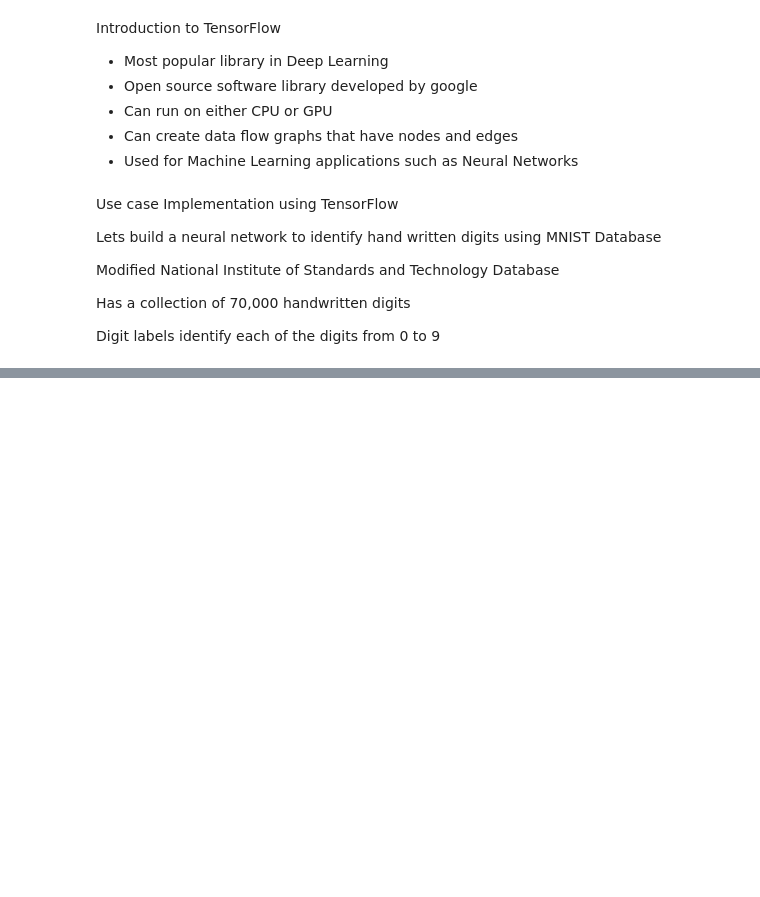
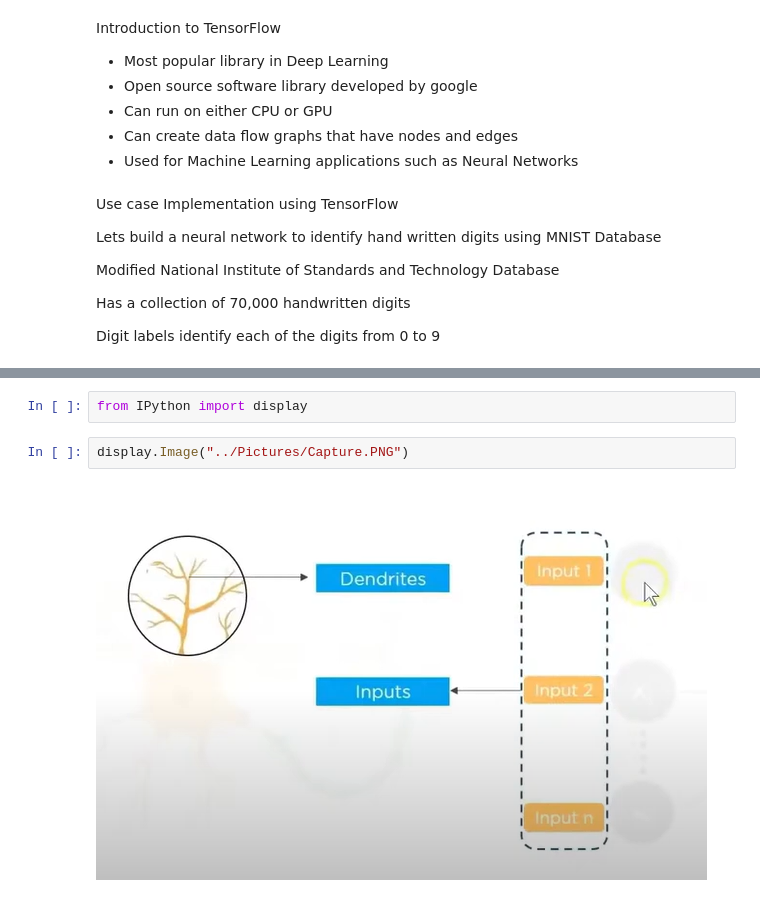
Before and after one commit to Valve04/Deep-Learning, a Jupyter notebook: Learn.ipynb, the cells around one changed output, grey strips where cells are left out. Saved outputs shown, nothing was run; the diff lists cells and outputs as text; blank space fills up the shorter version.

```diff
--- a/Learn.ipynb
+++ b/Learn.ipynb
@@ -192,0 +209,6 @@ ModuleNotFoundError: No module named 'tensorflow_datasets'
+# %%
+from IPython import display
+# %%
+display.Image("../Pictures/Capture.PNG")
+# %% [output]
+[figure, added]
```
Also changed, not shown: parts of 9 cells of this notebook.
